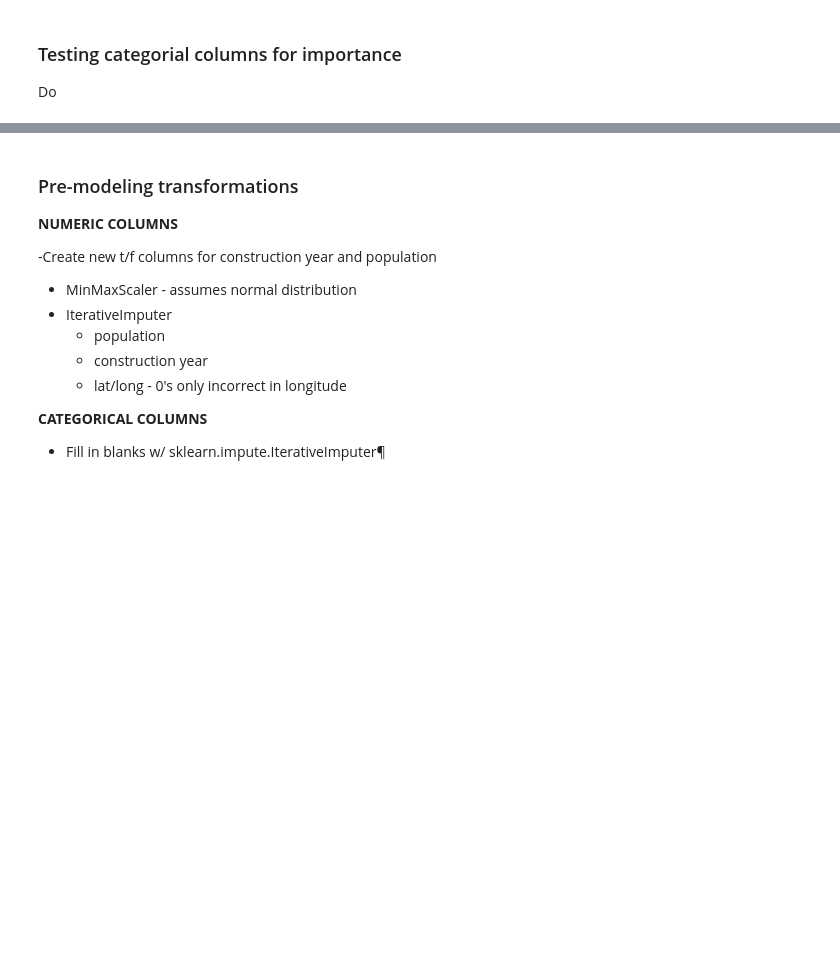
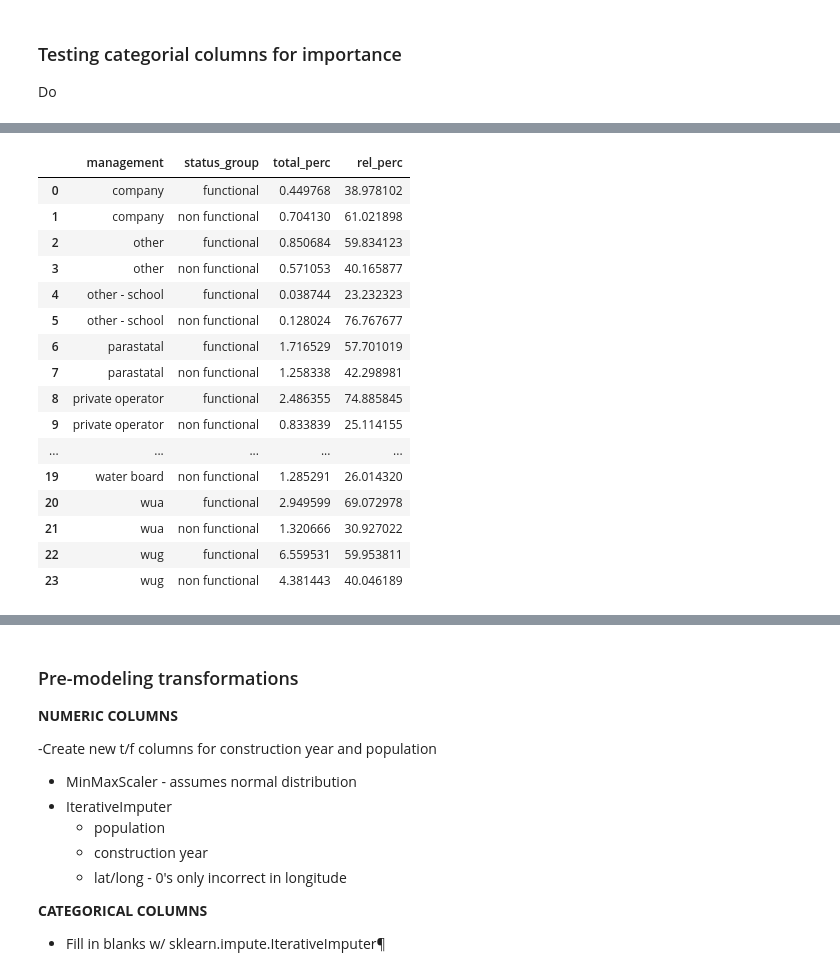
Before and after one commit to NicholasIndorf/TanzanianWaterWells, a Jupyter notebook: notebooks/Nick/Nick.ipynb, the cells around one changed output, grey strips where cells are left out. Saved outputs shown, nothing was run; the diff lists cells and outputs as text; code cells hidden in the pictures; blank space fills up the shorter version.

```diff
--- a/notebooks/Nick/Nick.ipynb
+++ b/notebooks/Nick/Nick.ipynb
@@ -402,0 +368,20 @@ dtype: float64
+# %%
+important_feat(df, 'management')
+# %% [output]
+|  | management | status_group | total_perc | rel_perc |
+| 0 | company | functional | 0.449768 | 38.978102 |
+| 1 | company | non functional | 0.704130 | 61.021898 |
+| 2 | other | functional | 0.850684 | 59.834123 |
+| 3 | other | non functional | 0.571053 | 40.165877 |
+| 4 | other - school | functional | 0.038744 | 23.232323 |
+| 5 | other - school | non functional | 0.128024 | 76.767677 |
+| 6 | parastatal | functional | 1.716529 | 57.701019 |
+| 7 | parastatal | non functional | 1.258338 | 42.298981 |
+| 8 | private operator | functional | 2.486355 | 74.885845 |
+| 9 | private operator | non functional | 0.833839 | 25.114155 |
+| ... | ... | ... | ... | ... |
+| 19 | water board | non functional | 1.285291 | 26.014320 |
+| 20 | wua | functional | 2.949599 | 69.072978 |
+| 21 | wua | non functional | 1.320666 | 30.927022 |
+| 22 | wug | functional | 6.559531 | 59.953811 |
+| 23 | wug | non functional | 4.381443 | 40.046189 |
```
Also changed, not shown: parts of 49 cells of this notebook, 1 other file.
